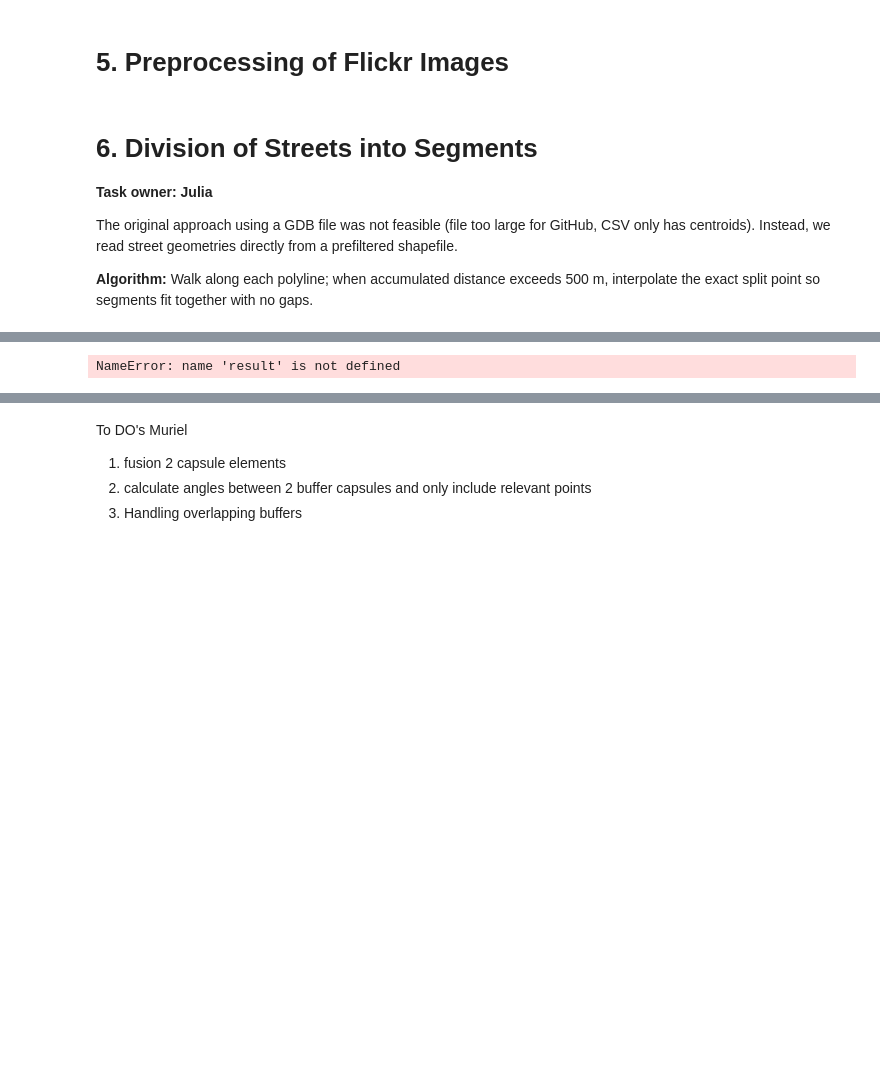
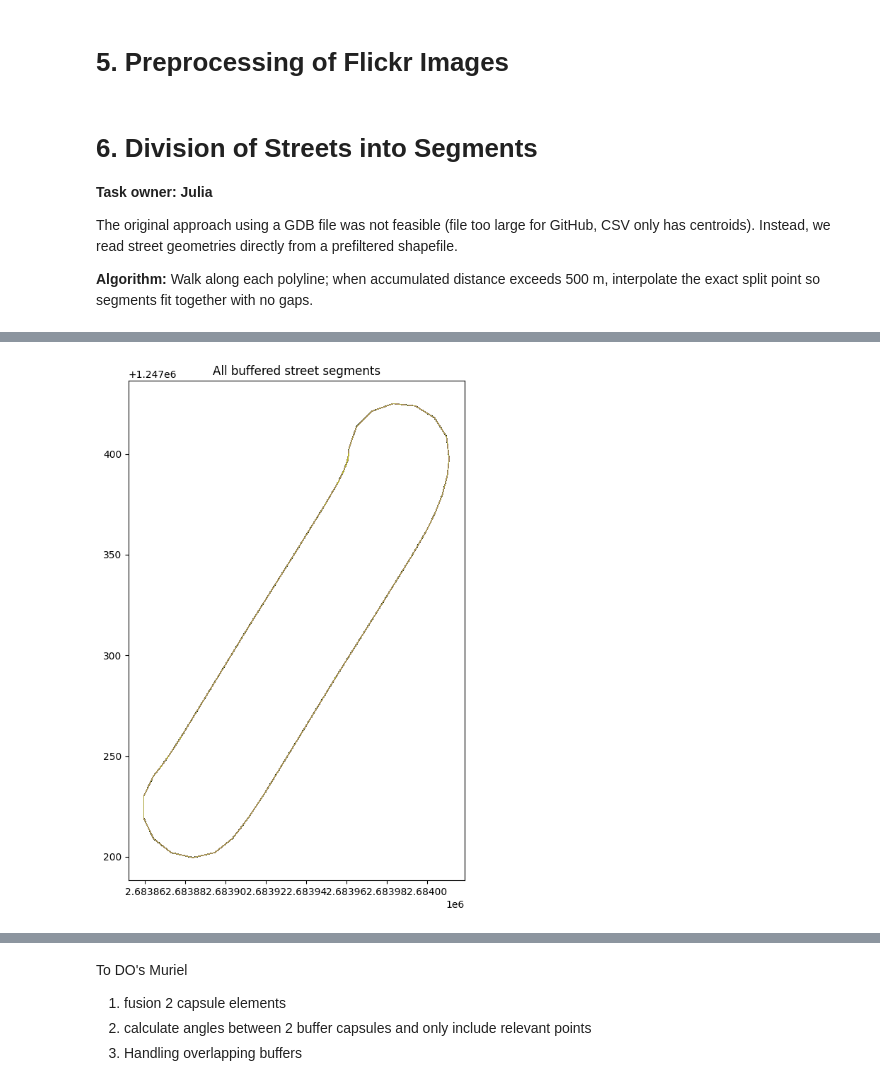
Before and after one commit to BeachBall2024/GEO-spa-algo, a Jupyter notebook: submission.ipynb, the cells around one changed output, grey strips where cells are left out. Drawn from its saved outputs; the diff is of its cells as text; code cells hidden in the pictures; blank space fills up the shorter version.

```diff
--- a/submission.ipynb
+++ b/submission.ipynb
@@ -197,8 +179,8 @@ class Polyline():
 
     def interpolatePoint(self, dist):
         """
-        Find a point at a given distance along the line. splitting segments precisely.
-        line is made of discrete points (vertices) but split distance often falls between points.
+        Find a point at a given distance along the line.
+        Useful for splitting segments precisely.
         """
         walked = 0.0
 
@@ -209,9 +191,9 @@ class Polyline():
 
             # Check if target distance lies on this segment
             if walked + edge >= dist:
-                t = (dist - walked) / edge  # interpolation factor, fraction of the segment where point lies
-                return Point( #(between 0 and 1, 0 means points lies exactly on a, 1 means point lies exactly on b, 0.5 means halfway between a and b ),
-                    a.x + t * (b.x - a.x), #computing the coordinates
+                t = (dist - walked) / edge  # interpolation factor (0→1)
+                return Point(
+                    a.x + t * (b.x - a.x),
                     a.y + t * (b.y - a.y)
                 )
 
@@ -275,14 +257,14 @@ MAX_LEN = 500             # Maximum segment length in meters
 
 # Load shapefile into GeoDataFrame
 gdf = gpd.read_file('Streets_filtered_Zurich.shp')
-
 rows = []  # Will store all generated segments
+uid = 0
 
 # Iterate over each street feature
 for _, row in gdf.iterrows():
     geom = row.geometry
 
-    # turns all the individual line strings into a list, several line parts in a list for multi line string
+    # Handle both LineString and MultiLineString geometries
     parts = list(geom.geoms) if geom.geom_type == 'MultiLineString' else [geom]
 
     # Process each individual line part
@@ -290,13 +272,17 @@ for _, row in gdf.iterrows():
         polyline = Polyline(list(part.coords))
 
         # Split into smaller segments
+
+
         for seg_id, seg in polyline.splitInto(MAX_LEN):
             rows.append({
                 'name': row[NAME_COLUMN],                 # street name
+                'unique_id': uid,
                 'seg_id': seg_id,                        # segment index
                 'seg_len_m': round(seg.totalLength(), 2),# segment length
                 'coords': seg.toCoords()                 # coordinates of segment
             })
+            uid += 1
 
 print(f"Created {len(rows)} segments")
 
@@ -444,35 +448,31 @@ def street_buffer(coord_points, width, num_circle_points=8):
 # %%
 #COMMANDS Buffer
 
 #save results from segmentation in a more compact file
-street_segments_zurich = result[['unique_id','geometry','STN_TEXT','STN_INDEX','Shape_Leng']]
-
 fig, ax = plt.subplots(figsize=(8, 8))
 
-for uid in street_segments_zurich["unique_id"]:
-    geom = street_segments_zurich.set_index("unique_id").loc[uid, "geometry"]
-    coord_points = list(geom.coords)
-
+for uid in df["unique_id"]:
+    coord_points = row["coords"]
     outline = street_buffer(coord_points, width=50)
 
     xs = [p.x for p in outline]
     ys = [p.y for p in outline]
     ax.plot(xs, ys, '-', linewidth=0.5)
 
 
     """
     xs = [p.x for p in outline]
     ys = [p.y for p in outline]
     plt.figure()
     plt.plot(xs, ys, '-')
     plt.axis('equal')
     plt.title(f"Buffer {uid}")
     plt.show()
     """
 
 ax.set_aspect('equal')
 ax.set_title("All buffered street segments")
 plt.tight_layout()
 plt.show()
 # %% [output]
-NameError: name 'result' is not defined
+[figure, added]
```
Also changed, not shown: parts of 5 cells of this notebook.
